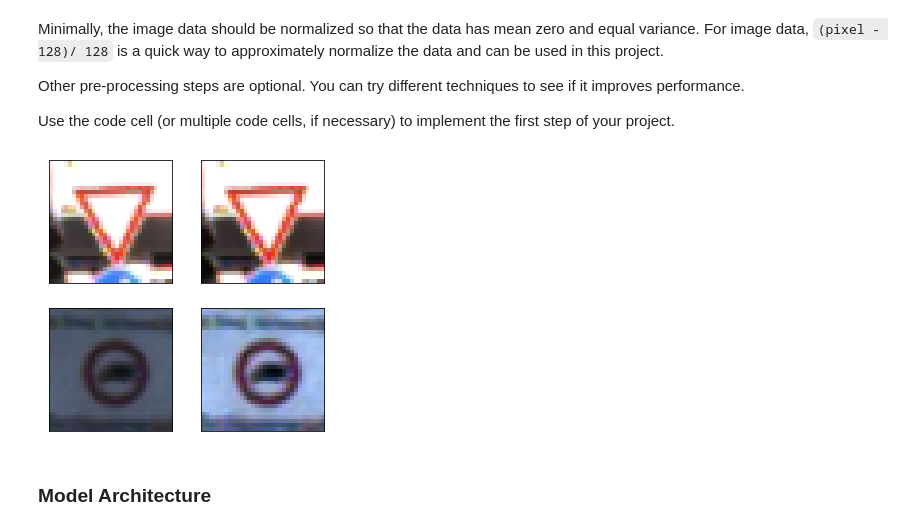
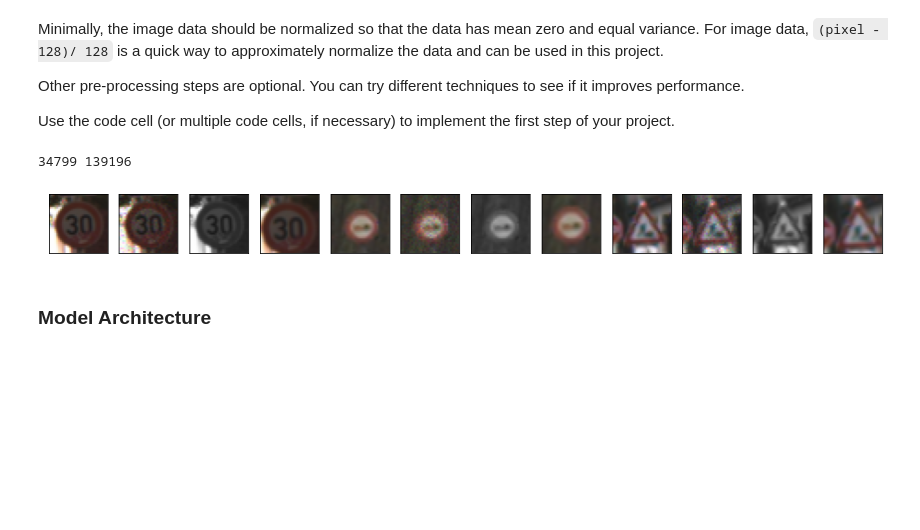
Before and after one commit to esp32wrangler/CarND-Traffic-Sign-Classifier-Project, a Jupyter notebook: Traffic_Sign_Classifier.ipynb, the cells around one changed output. Cells and saved outputs as stored; diff of their text form; code cells hidden in the pictures; blank space fills up the shorter version.

```diff
--- a/Traffic_Sign_Classifier.ipynb
+++ b/Traffic_Sign_Classifier.ipynb
@@ -180,8 +180,8 @@ def normalize_rgb(img):
     return normalized
 
 def normalize_hls(img):
-    hsl = cv2.cvtColor(img, cv2.COLOR_RGB2HSV)
-    return normalize_values(hsl)
+    hls = cv2.cvtColor(img, cv2.COLOR_RGB2HLS)
+    return normalize_values(hls)
 
 
 def boost_saturation(img):
@@ -192,18 +192,69 @@ def boost_saturation(img):
 
     return normalize_rgb(cv2.cvtColor(hsv, cv2.COLOR_HSV2RGB))
 
+def gauss_noise(img):
+    row,col,ch = img.shape
+    mean = 0
+    var = 0.01
+    sigma = var**0.5
+    gauss = np.random.normal(mean,sigma,(row,col,ch))
+    gauss = gauss.reshape(row,col,ch)
+    img = np.clip(img + img * gauss, 0, 255)
+    return normalize_values(img)
+
 #fig = plt.figure(figsize=[side, side])
 
-#fig, axes = plt.subplots(10, 2, figsize=(5, 5),
+#fig, axes = plt.subplots(10, 2, figsize=(30, 30),
 #                         subplot_kw={'xticks': [], 'yticks': []})
 
 
 #fig.subplots_adjust(hspace=0.3, wspace=0.05)
 X_train_normalized=[]
+X_train_grey=[]
+y_train_normalized=[]
+X_valid_normalized=[]
+X_valid_grey=[]
 
-for img in X_train:
-    X_train_normalized.append(normalize_rgb(img))
+for i in range(len(X_train)):
+    X_train_normalized.append(normalize_values(X_train[i]))
+    X_train_normalized.append(gauss_noise(X_train[i]))
+    y_train_normalized.append(y_train[i])
+    y_train_normalized.append(y_train[i])
 
+    grey = (cv2.cvtColor(X_train[i], cv2.COLOR_RGB2GRAY)-128.0)/128.0
+
+    #plt.imshow(grey, cmap='gray')
+    grey3c = np.dstack ( (grey, grey, grey) )
+    X_train_normalized.append(grey3c)
+    y_train_normalized.append(y_train[i])
+
+    resized = cv2.resize(X_train[i], (36,36))
+
+    x = np.random.randint(0, 4)
+    y = np.random.randint(0, 4)
+
+    cropped = resized[y: y + 32, x: x + 32]
+
+    X_train_normalized.append(normalize_values(cropped))
+    y_train_normalized.append(y_train[i])
+#    plt.imshow((X_train_normalized[-1]+1)/2)
+
+
+    img2 = np.zeros([32, 32, 1])
+    img2[:,:,0] = grey
+    X_train_grey.append(img2)
+
+    #axes[i,0].imshow((X_train_normalized[-1]+1)/2)
+    #axes[i,1].imshow((X_train_normalized[-2]+1)/2)
+
+
+print (len(X_train), len(X_train_normalized))
+
+for img in X_valid:
+    X_valid_normalized.append(normalize_values(img))
+    img2 = np.zeros([32, 32, 1])
+    img2[:,:,0] = (cv2.cvtColor(img, cv2.COLOR_RGB2GRAY)-128.0)/128.0
+    X_valid_grey.append(img2)
 
 
 #for i in range(10):
@@ -225,19 +276,20 @@ for img in X_train:
 #    X_train[i] = normalize_values(X_train[i])
 #    #plt.imshow(X_train[i]*255)
 #    break
+# %% [output]
+34799 139196
 # %%
-samples = 2
+samples = 12
 
-fig, axes = plt.subplots(samples, 2, figsize=(5, 5),
+fig, axes = plt.subplots(1, samples, figsize=(15, 15),
                          subplot_kw={'xticks': [], 'yticks': []})
 
 for i in range(samples):
-    idx = int(np.random.rand()*len(X_train_normalized))
+    idx = i# int(np.random.rand()*len(X_train))
     norm=normalize_rgb(X_train_normalized[idx])
-    axes[i, 0].imshow(X_train[idx])
-    axes[i, 1].imshow((X_train_normalized[idx]+1)/2)
+    axes[i].imshow((X_train_normalized[idx]+1)/2)
 # %% [output]
-[figure, old version]
+[figure, new version]
 # %% [markdown]
 ### Model Architecture
 # %%
```
Also changed, not shown: parts of 7 cells of this notebook.
